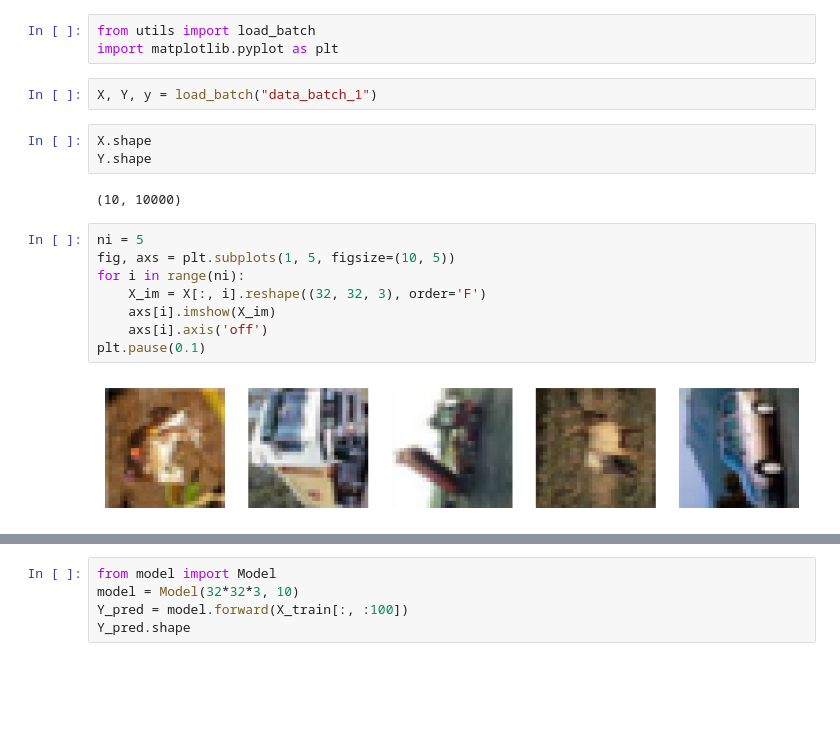
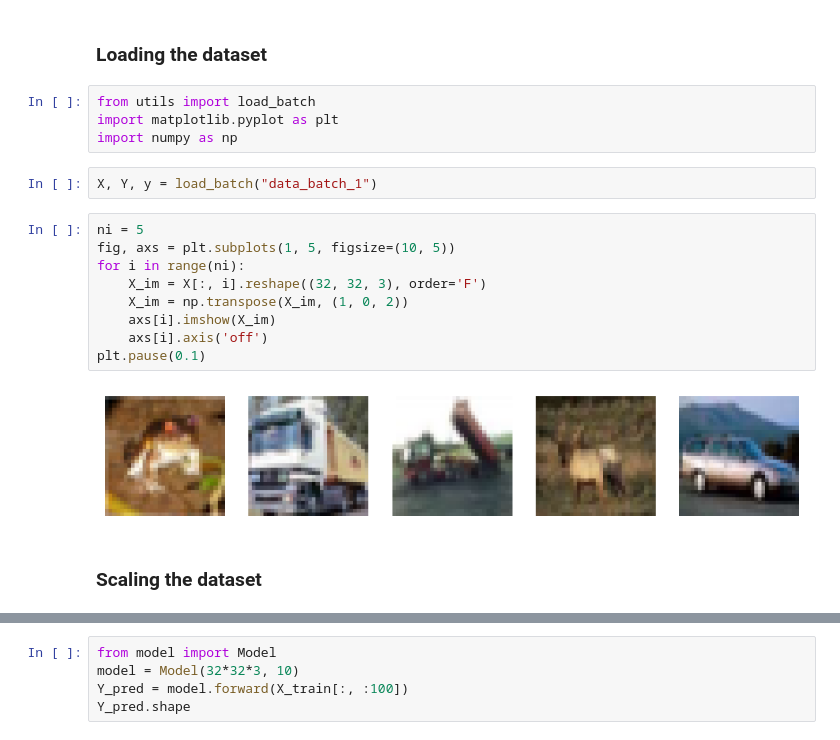
Before and after one commit to kahoujo1/DD2424-assignments, a Jupyter notebook: assignment1/src/ntb.ipynb, the cells around one changed output, grey strips where cells are left out. Cells and saved outputs as stored; diff of their text form; blank space fills up the shorter version.

Commit message:
fix: fixed dimensionality when loading the dataset

```diff
--- a/assignment1/src/ntb.ipynb
+++ b/assignment1/src/ntb.ipynb
@@ -1,23 +6,24 @@
+# %% [markdown]
+### Loading the dataset
 # %%
 from utils import load_batch
 import matplotlib.pyplot as plt
+import numpy as np
 # %%
 X, Y, y = load_batch("data_batch_1")
-# %%
-X.shape
-Y.shape
-# %% [output]
-(10, 10000)
 # %%
 ni = 5
 fig, axs = plt.subplots(1, 5, figsize=(10, 5))
 for i in range(ni):
     X_im = X[:, i].reshape((32, 32, 3), order='F')
+    X_im = np.transpose(X_im, (1, 0, 2))
     axs[i].imshow(X_im)
     axs[i].axis('off')
 plt.pause(0.1)
 # %% [output]
-[figure, old version]
+[figure, new version]
+# %% [markdown]
+### Scaling the dataset
 # %%
 from scaler import Scaler
 
```
Also changed, not shown: parts of 13 cells of this notebook, 2 other files.
